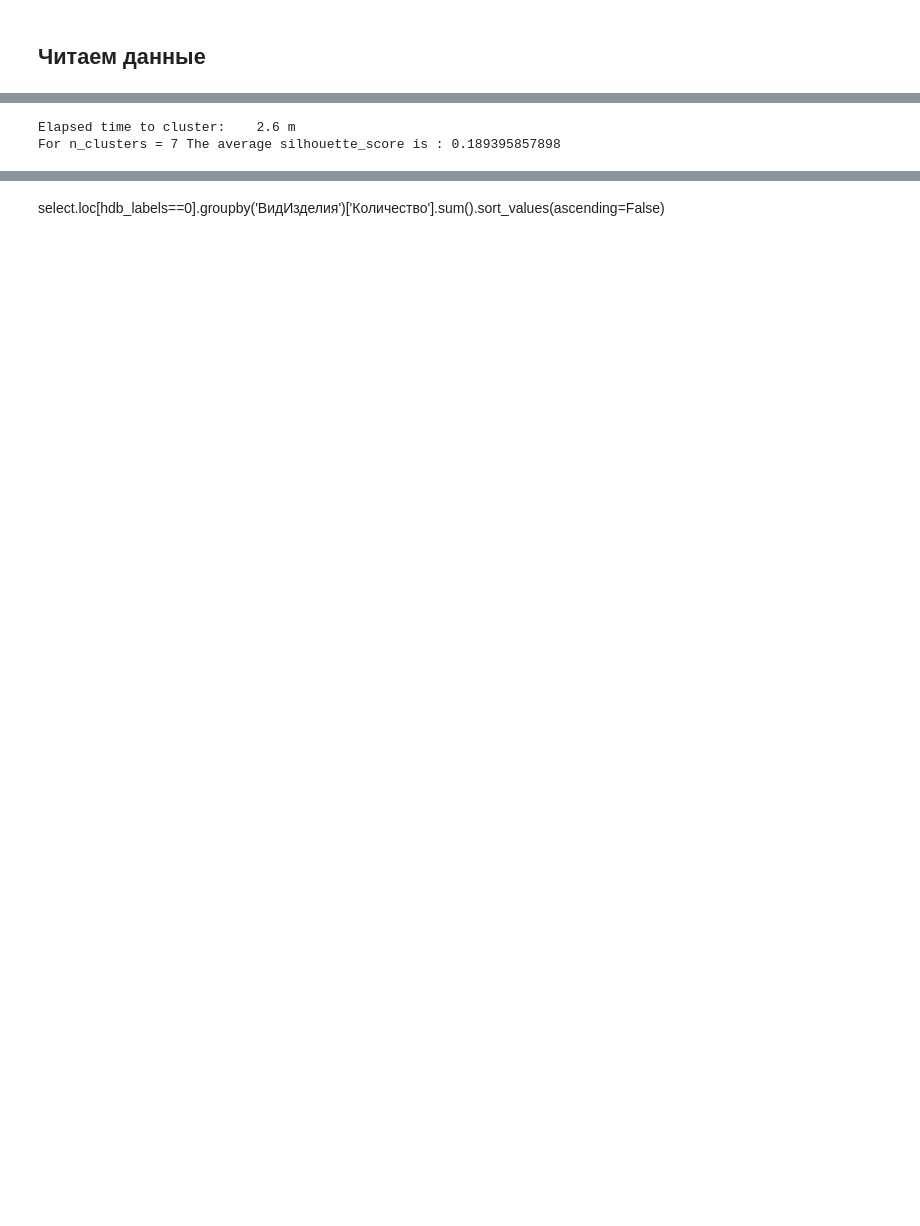
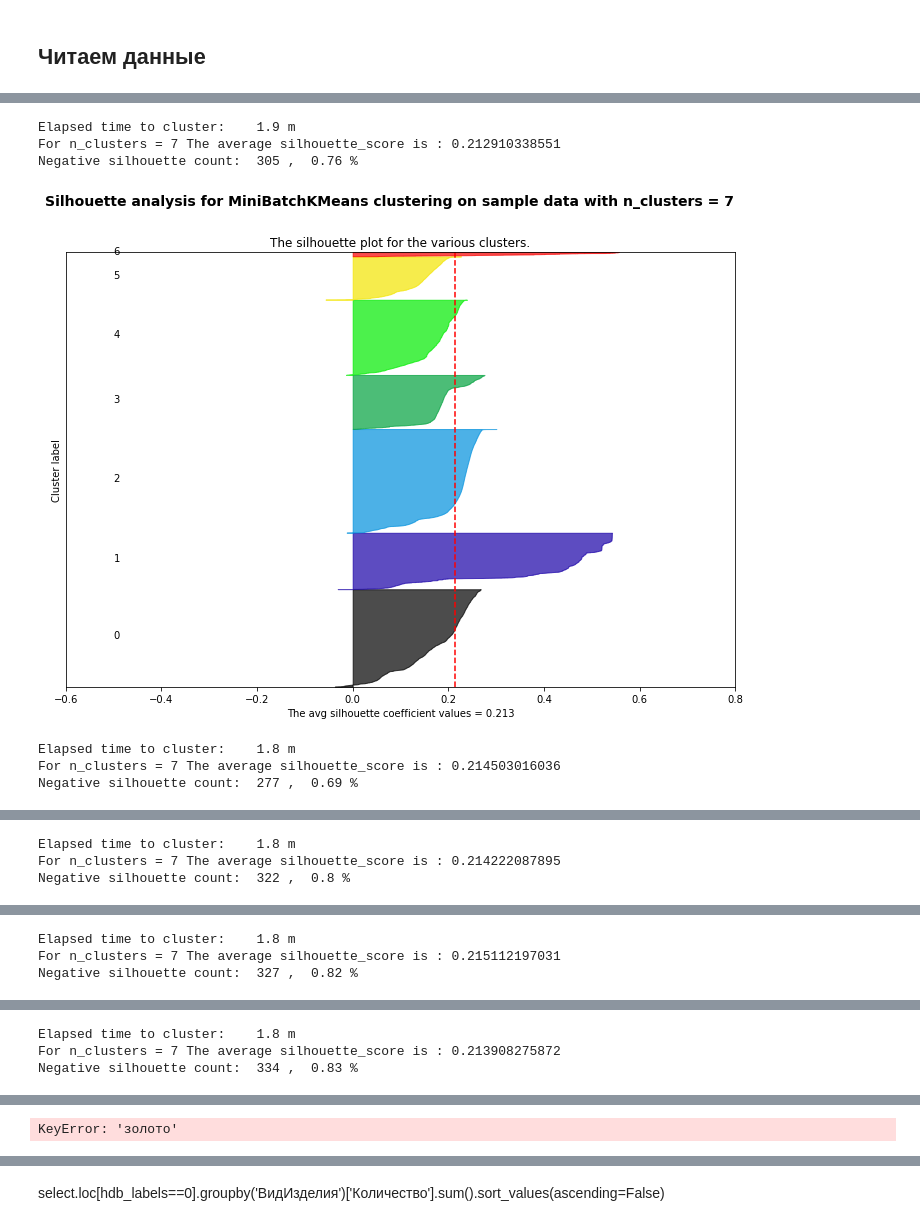
Before and after one commit to sergeybelov/magic, a Jupyter notebook: Кластеризация покупателей MiniBatchKMeans с силуэтом.ipynb, the cells around one changed output, grey strips where cells are left out. Saved outputs shown, nothing was run; the diff lists cells and outputs as text; code cells hidden in the pictures; blank space fills up the shorter version.

```diff
--- a/Кластеризация покупателей MiniBatchKMeans с силуэтом.ipynb
+++ b/Кластеризация покупателей MiniBatchKMeans с силуэтом.ipynb
@@ -29,14 +30,14 @@ df=pd.read_pickle('MG_Sales_customer.pickle',compression='gzip')
 # %%
 #---------------------------
 #выбираем покупателей для дальнейшего анализа
-sales_sum=df.groupby('Покупатель')['Количество'].sum()
+sales_sum=df.groupby('Покупатель')['Количество'].sum().sort_values()
 #выкидываем со слишком большими продажами (сводные карты) и тех кто купил один раз
-sales_sum.drop(sales_sum[(sales_sum>133)|(sales_sum==1)].index, inplace=True)
+sales_sum.drop(sales_sum[(sales_sum>sales_sum.tail(6)[0])].index, inplace=True)#|(sales_sum==1)
 customers_name=list(sales_sum.index)
 del sales_sum
 
 #делаем выборку
-select=df.loc[(df['Покупатель'].isin(customers_name))&(df['Дата']>=(dt.datetime(2014,1,1))),['Покупатель','ПокупательПол','ПокупательДатаРождения','ВидИзделия','ПодвидИзделия','СтильДизайна','ВидДизайна','ОсновнойКамень','ГруппаТовара','Коллекция','ЦветМеталла','ТоварСреднийВес','Размер','Вес','Количество']]
+select=df.loc[(df['Покупатель'].isin(customers_name))&(df['Дата']>=(dt.datetime(2015,1,1))),['Покупатель','ПокупательПол','ПокупательДатаРождения','ВидИзделия','ПодвидИзделия','СтильДизайна','ВидДизайна','ОсновнойКамень','ГруппаТовара','Коллекция','ЦветМеталла','ТоварСреднийВес','Размер','Вес','Количество','Сумма','Дата','ПокупательОтказОтСМС']]
 del customers_name
 del df
 
@@ -51,17 +52,22 @@ def codeMetall(_str):
         if str_split=='сплав': return -10
     return -20
 
+
 select['ПокупательПолКод']=select['ПокупательПол'].map(lambda xx: {'Ж':0, 'М':1, '<Неопределено>':None}[xx])
 select['ЦветМеталлаКод']=select['ЦветМеталла'].map(lambda xx: codeMetall(xx))
 select['ПокупательПолКод'].fillna(select['ПокупательПолКод'].median(),inplace=True)
 select['ПокупательГодРождения']=select['ПокупательДатаРождения'].dt.year
 select['ПокупательГодРождения']=select['ПокупательГодРождения'].map(lambda xx: None if xx<1917 else xx)
 select['ПокупательГодРождения']=select['ПокупательГодРождения'].map(lambda xx: None if xx>2010 else xx)
-select['ПокупательГодРождения'].fillna(select['ПокупательГодРождения'].median(),inplace=True)
-select.drop(['ПокупательДатаРождения','ПокупательПол','ЦветМеталла','ПокупательПолКод','ПокупательГодРождения'],  axis=1, inplace=True)
+#select['ПокупательГодРождения'].fillna(select['ПокупательГодРождения'].median(),inplace=True)
+select.drop(['ПокупательДатаРождения','ЦветМеталла','ПокупательПолКод'],  axis=1, inplace=True)
 #выборка колонок
 numerical_columns = [c for c in select.columns if select[c].dtype.name != 'object']
 categorial_columns = [c for c in select.columns if select[c].dtype.name == 'object']
+
+numerical_columns=list(set(numerical_columns)-(set(['ПокупательГодРождения','Дата','Сумма'])))
+categorial_columns=list(set(categorial_columns)-(set(['ПокупательПол','ПокупательОтказОтСМС'])))
+
 
 
 #Dummy-кодирование и шкалируем
@@ -80,7 +86,7 @@ shape  (242572, 70925)
 Prepare finished
 # %%
 from sklearn.decomposition import TruncatedSVD
-svd = TruncatedSVD(n_components=150, n_iter=5)
+svd = TruncatedSVD(n_components=int(math.sqrt(X.shape[1])), n_iter=5)
 svd_representation = svd.fit_transform(X)
 var1=np.cumsum(np.round(svd.explained_variance_ratio_, decimals=5)*100)
 #plt.plot(var1[-50:])
@@ -109,10 +113,8 @@ n_clusters=7
 
 
 hdb_t1 = time.time()
-#hdb = MiniBatchKMeans(n_clusters=n_clusters,max_iter=150,max_no_improvement=25,n_init=15,tol=.01,batch_size=15,random_state=17).fit(svd_representation)
-#hdb = MiniBatchKMeans(n_clusters=n_clusters,max_iter=150,max_no_improvement=25,tol=.01,batch_size=200,n_init=15,random_state=17).fit(svd_representation)
-#hdb = MiniBatchKMeans(n_clusters=n_clusters,max_iter=150,tol=.01,max_no_improvement=25,batch_size=15,n_init=15,random_state=17).fit(X)
-hdb = MiniBatchKMeans(n_clusters=n_clusters,max_iter=250,max_no_improvement=25,n_init=15,batch_size=10,random_state=17).fit(svd_representation)
+hdb = MiniBatchKMeans(n_clusters=n_clusters,max_iter=150,max_no_improvement=15,batch_size=165,tol=.01,n_init=5,random_state=17).fit(svd_representation)
+#hdb = MiniBatchKMeans(n_clusters=n_clusters,max_iter=150,max_no_improvement=15,batch_size=260,tol=.0094,n_init=5,random_state=17).fit(svd_representation)
 
 
 hdb_elapsed_time = time.time() - hdb_t1
@@ -137,7 +139,7 @@ for index in subs:
 
     # The 1st subplot is the silhouette plot
     # The silhouette coefficient can range from -1, 1
-    ax1.set_xlim([-.6, .6])
+    ax1.set_xlim([-.5, .5])
     # The (n_clusters+1)*10 is for inserting blank space between silhouette
     # plots of individual clusters, to demarcate them clearly.
     ax1.set_ylim([0, X.shape[0] + (n_clusters + 1) * 12])
@@ -152,6 +154,11 @@ for index in subs:
 
     # Compute the silhouette scores for each sample
     sample_silhouette_values = silhouette_samples(X, cluster_labels)
+    n_len=len(sample_silhouette_values[sample_silhouette_values<0])
+    one_per=len(sample_silhouette_values)/100
+    percent=round(n_len/one_per,2)
+    print('Negative silhouette count: ',n_len,', ',percent,'%')
+    if percent>=2: raise Exception('Плохой результат силуэта при кластеризации')
 
     y_lower = 12
     for i in range(n_clusters):
@@ -169,32 +176,37 @@ for index in subs:
                 ax1.fill_betweenx(np.arange(y_lower, y_upper),
                                   0, ith_cluster_silhouette_values,
                                   facecolor=color, edgecolor=color, alpha=0.7)
 
                 # Label the silhouette plots with their cluster numbers at the middle
                 ax1.text(-0.5, y_lower + 0.5 * size_cluster_i, str(i))
 
                 # Compute the new y_lower for next plot
                 y_lower = y_upper + 12  # 10 for the 0 samples
 
     set_xlabel="The avg silhouette coefficient values = "+str(round(silhouette_avg,3))
     ax1.set_title("The silhouette plot for the various clusters.")
     ax1.set_xlabel(set_xlabel)
     ax1.set_ylabel("Cluster label")
 
     # The vertical line for average silhouette score of all the values
     ax1.axvline(x=silhouette_avg, color="red", linestyle="--")
 
     ax1.set_yticks([])  # Clear the yaxis labels / ticks
     ax1.set_xticks(list(np.arange(-.6,1,.2)))
 
     plt.suptitle(("Silhouette analysis for MiniBatchKMeans clustering on sample data "
                           "with n_clusters = %d" % n_clusters),
                          fontsize=14, fontweight='bold')
 
     plt.show()
 
     del X
     del cluster_labels
 # %% [output]
-Elapsed time to cluster:    2.6 m
-For n_clusters = 7 The average silhouette_score is : 0.189395857898
+Elapsed time to cluster:    1.9 m
+For n_clusters = 7 The average silhouette_score is : 0.212910338551
+Negative silhouette count:  305 ,  0.76 %
+[figure, added]
+Elapsed time to cluster:    1.8 m
+For n_clusters = 7 The average silhouette_score is : 0.214503016036
+Negative silhouette count:  277 ,  0.69 %
@@ -200,0 +214,3 @@ For n_clusters = 7 The average silhouette_score is : 0.189395857898
+Elapsed time to cluster:    1.8 m
+For n_clusters = 7 The average silhouette_score is : 0.214222087895
+Negative silhouette count:  322 ,  0.8 %
@@ -200,0 +218,3 @@ For n_clusters = 7 The average silhouette_score is : 0.189395857898
+Elapsed time to cluster:    1.8 m
+For n_clusters = 7 The average silhouette_score is : 0.215112197031
+Negative silhouette count:  327 ,  0.82 %
@@ -200,0 +222,3 @@ For n_clusters = 7 The average silhouette_score is : 0.189395857898
+Elapsed time to cluster:    1.8 m
+For n_clusters = 7 The average silhouette_score is : 0.213908275872
+Negative silhouette count:  334 ,  0.83 %
@@ -201,6 +226,8 @@ For n_clusters = 7 The average silhouette_score is : 0.189395857898
 # %%
 select['ЦветМеталлаКод']=select['ЦветМеталлаКод'].map(lambda xx: {0: 'серебро', 10: 'золото', 11: 'золото', 20: 'платина',-10: 'сплав', -20: 'прочее'}[xx])
 #select['ПокупательПолКод']=select['ПокупательПолКод'].map(lambda xx: {0: 'Ж', 1: 'М'}[xx])
+# %% [output]
+KeyError: 'золото'
 # %%
 comma=','
 
```
Also changed, not shown: parts of 8 cells of this notebook, 1 other file.
